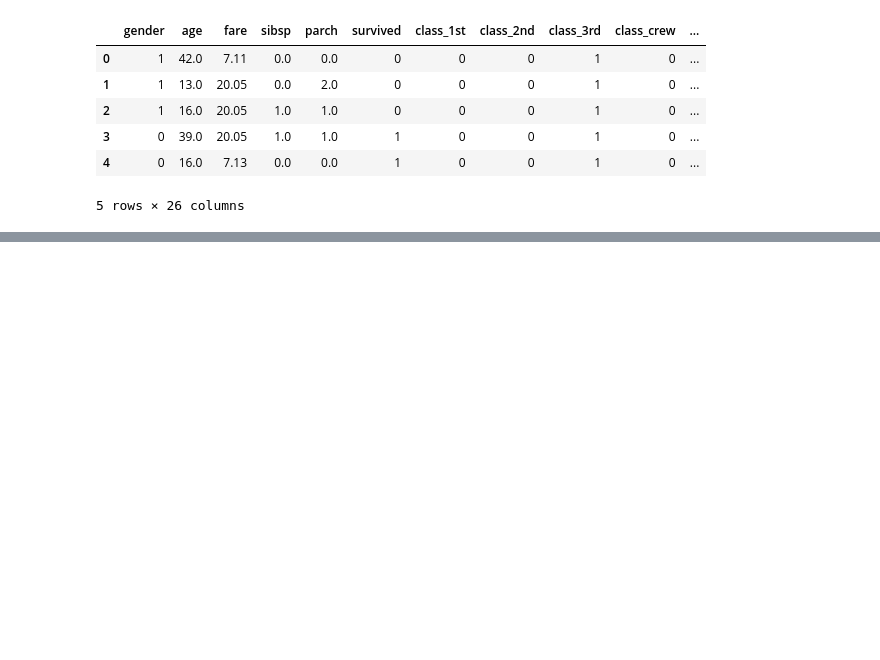
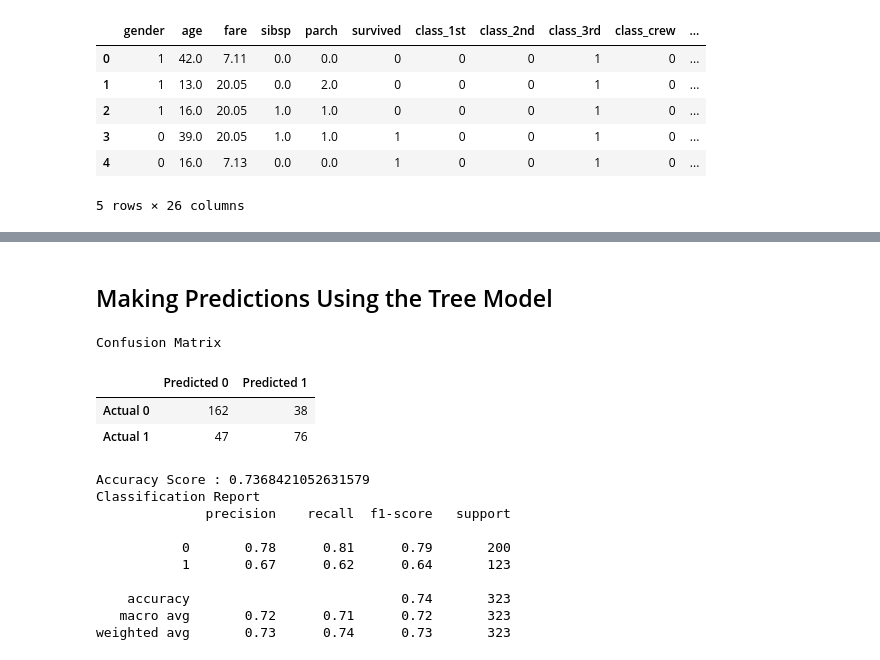
Before and after one commit to PGrickswim/Titanic-Dashboard, a Jupyter notebook: Notebooks/Titanic-decision-tree.ipynb, the cells around one changed output, grey strips where cells are left out. Drawn from its saved outputs; the diff is of its cells as text; code cells hidden in the pictures; blank space fills up the shorter version.

```diff
--- a/Notebooks/Titanic-decision-tree.ipynb
+++ b/Notebooks/Titanic-decision-tree.ipynb
@@ -187,0 +241,42 @@ df_t.head()
+# %%
+# Creating the decision tree classifier instance
+model = tree.DecisionTreeClassifier()
+# %%
+# Fitting the model
+model = model.fit(X_train_scaled, y_train)
+# %% [markdown]
+## Making Predictions Using the Tree Model
+# %%
+# Making predictions using the testing data
+predictions = model.predict(X_test_scaled)
+# %%
+# Calculating the confusion matrix
+cm = confusion_matrix(y_test, predictions)
+cm_df = pd.DataFrame(
+    cm, index=["Actual 0", "Actual 1"], columns=["Predicted 0", "Predicted 1"]
+)
+
+# Calculating the accuracy score
+acc_score = accuracy_score(y_test, predictions)
+# %%
+# Displaying results
+print("Confusion Matrix")
+display(cm_df)
+print(f"Accuracy Score : {acc_score}")
+print("Classification Report")
+print(classification_report(y_test, predictions))
+# %% [output]
+Confusion Matrix
+|  | Predicted 0 | Predicted 1 |
+| Actual 0 | 162 | 38 |
+| Actual 1 | 47 | 76 |
+Accuracy Score : 0.7368421052631579
+Classification Report
+              precision    recall  f1-score   support
+
+           0       0.78      0.81      0.79       200
+           1       0.67      0.62      0.64       123
+
+    accuracy                           0.74       323
+   macro avg       0.72      0.71      0.72       323
+weighted avg       0.73      0.74      0.73       323
```
Also changed, not shown: parts of 10 cells of this notebook.
